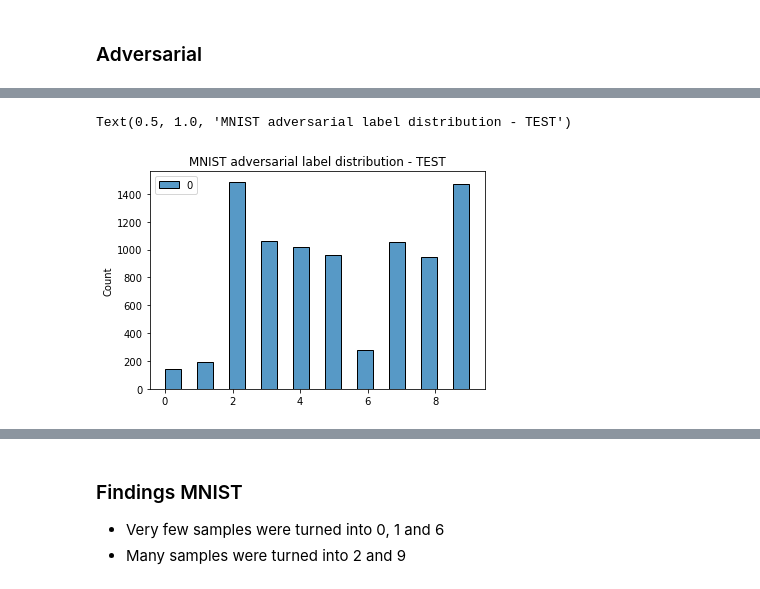
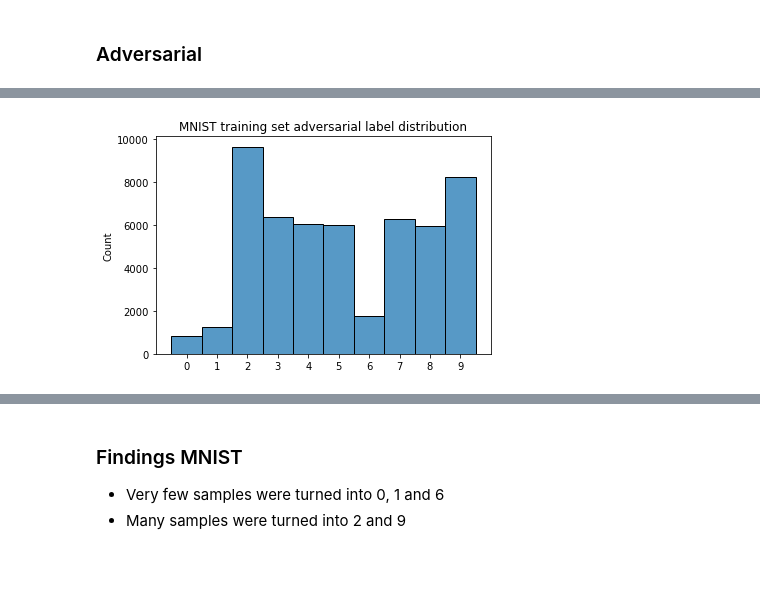
Before and after one commit to inovex/hiding-adversarial-attacks, a Jupyter notebook: notebooks/1 EDA original and adversarial class distributions -- DeepFool.ipynb, the cells around one changed output, grey strips where cells are left out. Cells and saved outputs as stored; diff of their text form; code cells hidden in the pictures.

```diff
--- a/notebooks/1 EDA original and adversarial class distributions -- DeepFool.ipynb
+++ b/notebooks/1 EDA original and adversarial class distributions -- DeepFool.ipynb
@@ -106,5 +116,8 @@ Text(0.5, 1.0, 'MNIST adversarial label distribution - TRAIN')
-# %%
-sns.histplot(df_mnist_test_labels_adv).set_title("MNIST adversarial label distribution - TEST")
-# %% [output]
-Text(0.5, 1.0, 'MNIST adversarial label distribution - TEST')
-[figure, removed]
+# %%
+title = "MNIST training set adversarial label distribution"
+bins=get_bins(10)
+xticks=range(0, 10)
+xticklabels=xticks
+plot_label_histogram(df_mnist_train_labels_adv, title, bins, xticks, xticklabels)
+# %% [output]
+[figure, added]
```
Also changed, not shown: parts of 24 cells of this notebook.
